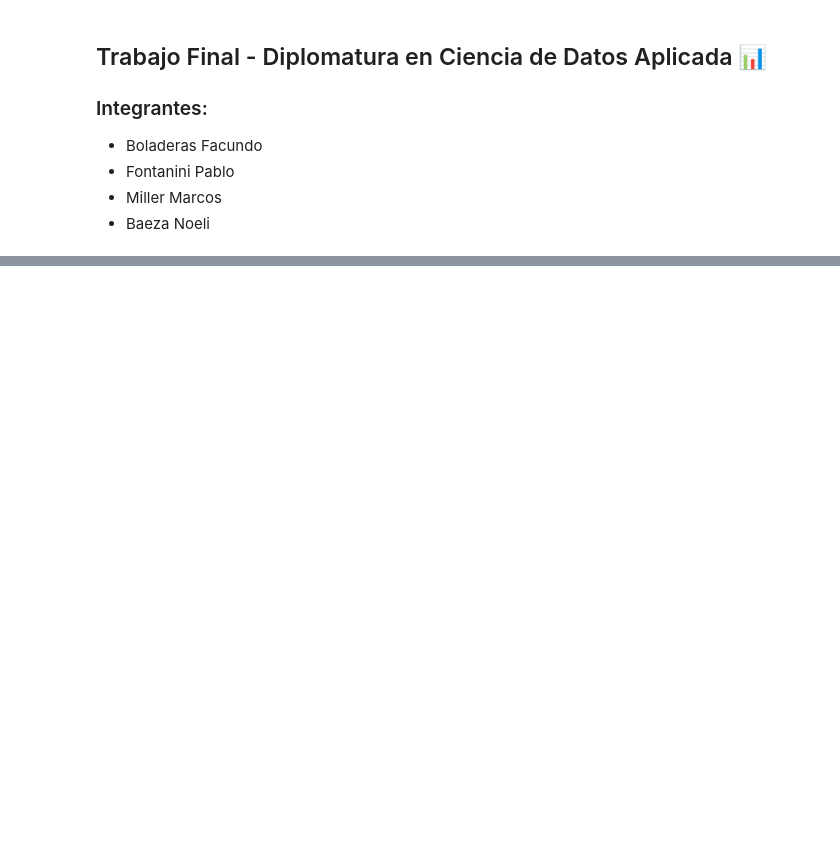
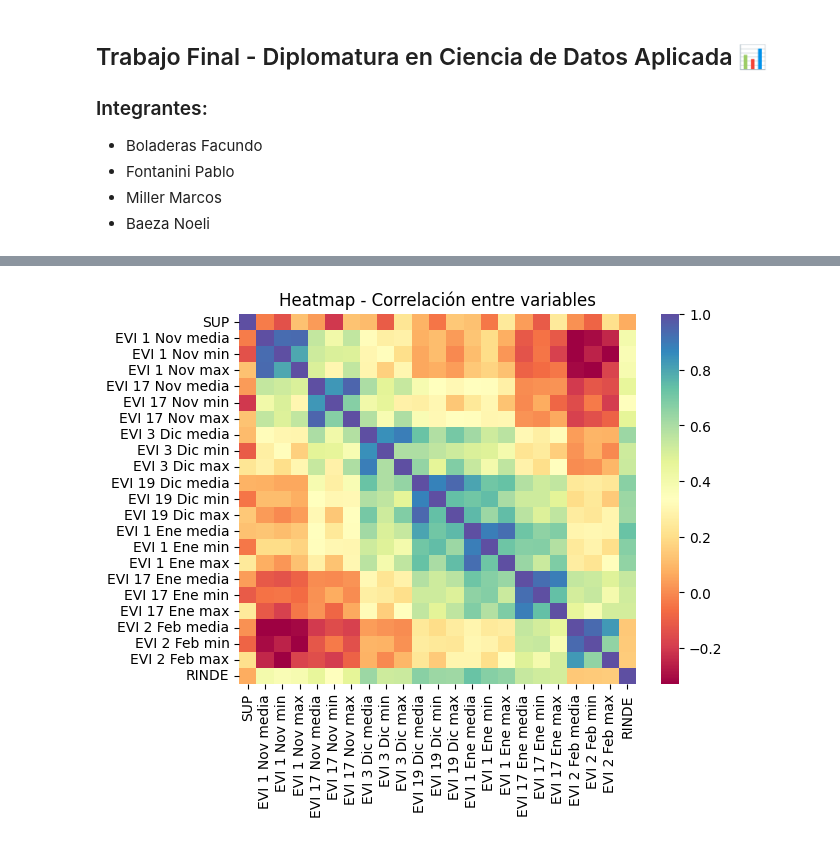
Before and after one commit to noelibaeza/FINAL_DIPLOMATURA, a Jupyter notebook: trabajo_final.ipynb, the cells around one changed output, grey strips where cells are left out. Saved outputs shown, nothing was run; the diff lists cells and outputs as text; code cells hidden in the pictures; blank space fills up the shorter version.

```diff
--- a/trabajo_final.ipynb
+++ b/trabajo_final.ipynb
@@ -37,0 +27,3 @@ df.dtypes
+# %%
+dataset = pd.read_csv('./datos.csv', encoding='UTF-8')
+dataset.info()
@@ -37,0 +62,2 @@ df.dtypes
+# %%
+dataset.drop(columns=['Unnamed: 34'], inplace=True)
@@ -37,0 +84,6 @@ df.dtypes
+# %%
+sns.heatmap(dataset.corr(numeric_only=True, method='pearson'), cmap='Spectral')
+plt.title('Heatmap - Correlación entre variables')
+plt.show()
+# %% [output]
+[figure, added]
```
Also changed, not shown: parts of 37 cells of this notebook.
